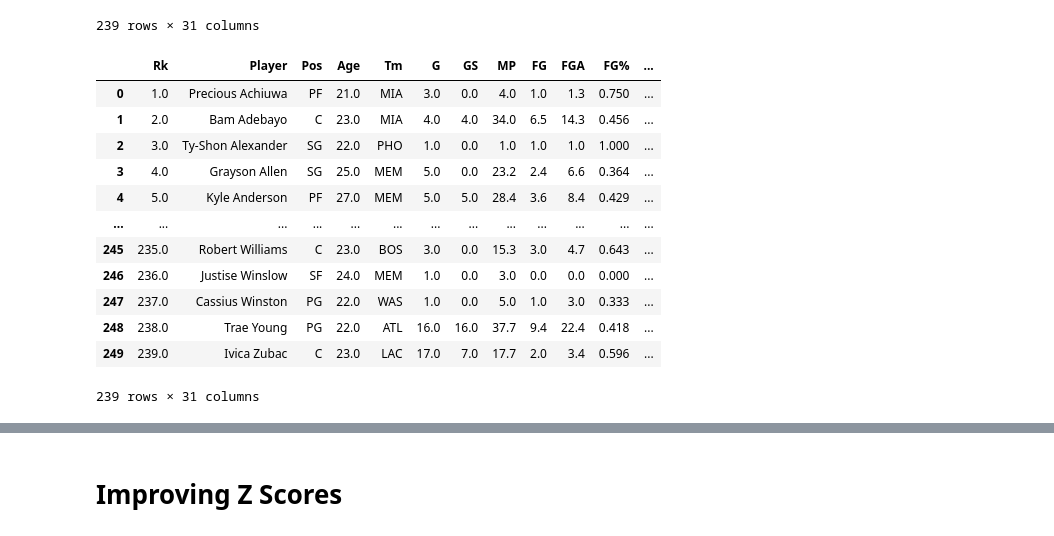
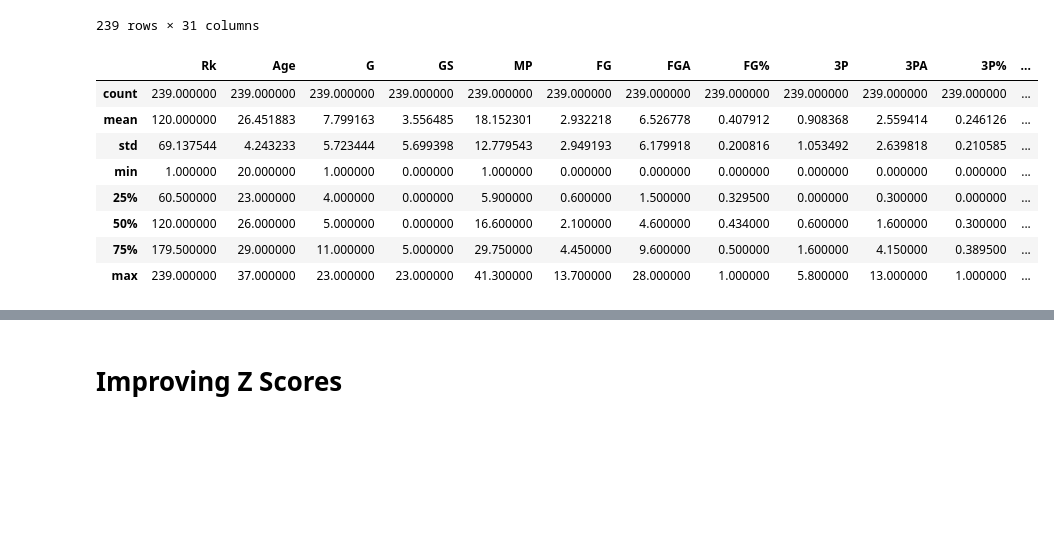
Before and after one commit to vchen-98/fantasy_bball, a Jupyter notebook: working_notebook.ipynb, the cells around one changed output, grey strips where cells are left out. Saved outputs shown, nothing was run; the diff lists cells and outputs as text; code cells hidden in the pictures; blank space fills up the shorter version.

```diff
--- a/working_notebook.ipynb
+++ b/working_notebook.ipynb
@@ -250,18 +250,14 @@ unique_years = df['Year'].unique()
 for year in unique_years:
     year_subsets[year] = df[df['Year'] == year]
 # %%
-year_subsets[2021]
+year_subsets[2021].describe()
 # %% [output]
-|  | Rk | Player | Pos | Age | Tm | G | GS | MP | FG | FGA | FG% | ... |
-| 0 | 1.0 | Precious Achiuwa | PF | 21.0 | MIA | 3.0 | 0.0 | 4.0 | 1.0 | 1.3 | 0.750 | ... |
-| 1 | 2.0 | Bam Adebayo | C | 23.0 | MIA | 4.0 | 4.0 | 34.0 | 6.5 | 14.3 | 0.456 | ... |
-| 2 | 3.0 | Ty-Shon Alexander | SG | 22.0 | PHO | 1.0 | 0.0 | 1.0 | 1.0 | 1.0 | 1.000 | ... |
-| 3 | 4.0 | Grayson Allen | SG | 25.0 | MEM | 5.0 | 0.0 | 23.2 | 2.4 | 6.6 | 0.364 | ... |
-| 4 | 5.0 | Kyle Anderson | PF | 27.0 | MEM | 5.0 | 5.0 | 28.4 | 3.6 | 8.4 | 0.429 | ... |
-| ... | ... | ... | ... | ... | ... | ... | ... | ... | ... | ... | ... | ... |
-| 245 | 235.0 | Robert Williams | C | 23.0 | BOS | 3.0 | 0.0 | 15.3 | 3.0 | 4.7 | 0.643 | ... |
-| 246 | 236.0 | Justise Winslow | SF | 24.0 | MEM | 1.0 | 0.0 | 3.0 | 0.0 | 0.0 | 0.000 | ... |
-| 247 | 237.0 | Cassius Winston | PG | 22.0 | WAS | 1.0 | 0.0 | 5.0 | 1.0 | 3.0 | 0.333 | ... |
-| 248 | 238.0 | Trae Young | PG | 22.0 | ATL | 16.0 | 16.0 | 37.7 | 9.4 | 22.4 | 0.418 | ... |
-| 249 | 239.0 | Ivica Zubac | C | 23.0 | LAC | 17.0 | 7.0 | 17.7 | 2.0 | 3.4 | 0.596 | ... |
+|  | Rk | Age | G | GS | MP | FG | FGA | FG% | 3P | 3PA | 3P% | ... |
+| count | 239.000000 | 239.000000 | 239.000000 | 239.000000 | 239.000000 | 239.000000 | 239.000000 | 239.000000 | 239.000000 | 239.000000 | 239.000000 | ... |
+| mean | 120.000000 | 26.451883 | 7.799163 | 3.556485 | 18.152301 | 2.932218 | 6.526778 | 0.407912 | 0.908368 | 2.559414 | 0.246126 | ... |
+| std | 69.137544 | 4.243233 | 5.723444 | 5.699398 | 12.779543 | 2.949193 | 6.179918 | 0.200816 | 1.053492 | 2.639818 | 0.210585 | ... |
+| min | 1.000000 | 20.000000 | 1.000000 | 0.000000 | 1.000000 | 0.000000 | 0.000000 | 0.000000 | 0.000000 | 0.000000 | 0.000000 | ... |
+| 25% | 60.500000 | 23.000000 | 4.000000 | 0.000000 | 5.900000 | 0.600000 | 1.500000 | 0.329500 | 0.000000 | 0.300000 | 0.000000 | ... |
+| 50% | 120.000000 | 26.000000 | 5.000000 | 0.000000 | 16.600000 | 2.100000 | 4.600000 | 0.434000 | 0.600000 | 1.600000 | 0.300000 | ... |
+| 75% | 179.500000 | 29.000000 | 11.000000 | 5.000000 | 29.750000 | 4.450000 | 9.600000 | 0.500000 | 1.600000 | 4.150000 | 0.389500 | ... |
+| max | 239.000000 | 37.000000 | 23.000000 | 23.000000 | 41.300000 | 13.700000 | 28.000000 | 1.000000 | 5.800000 | 13.000000 | 1.000000 | ... |
-239 rows × 31 columns
```
Also changed, not shown: parts of 5 cells of this notebook, 4 other files.
